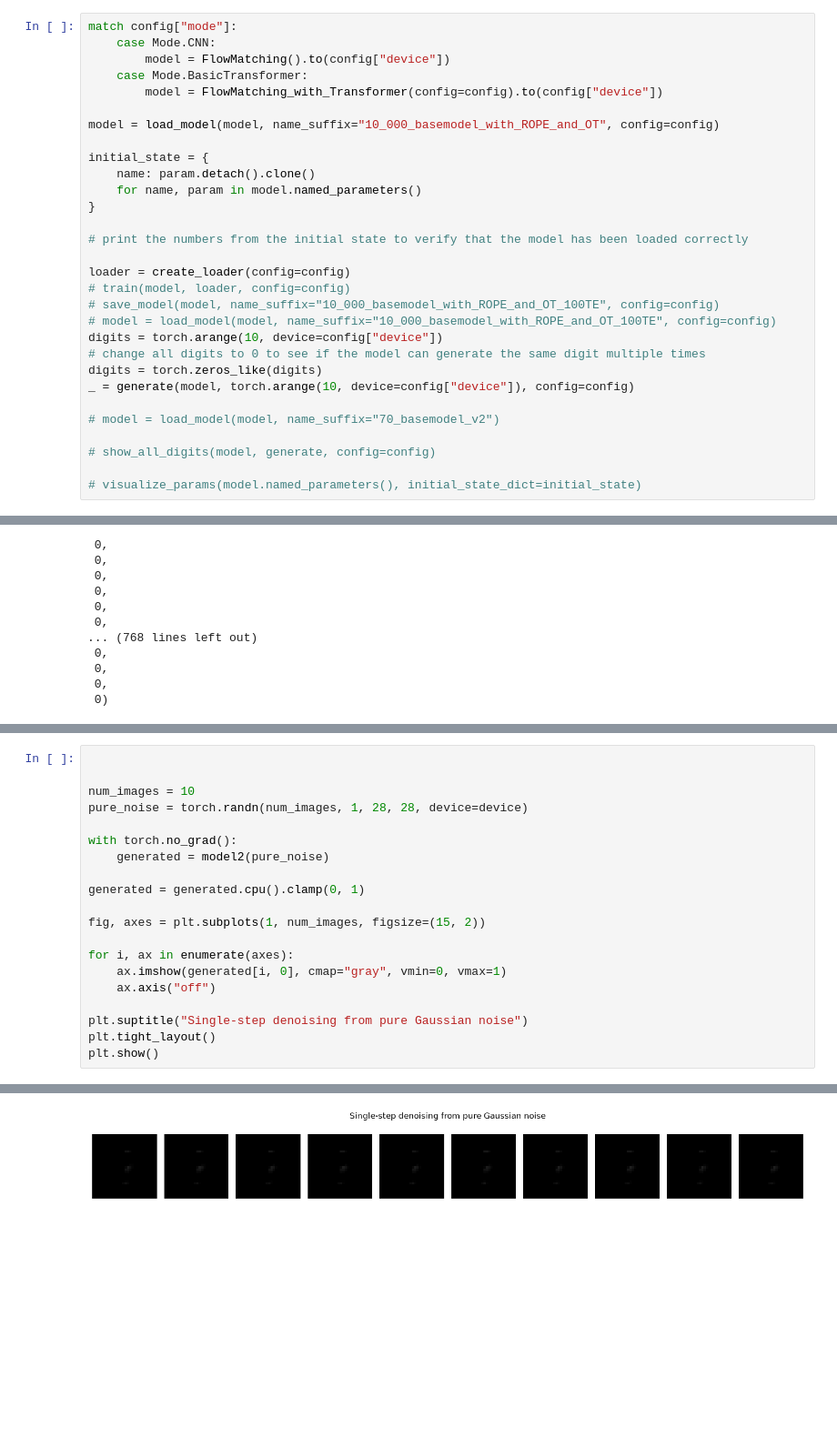
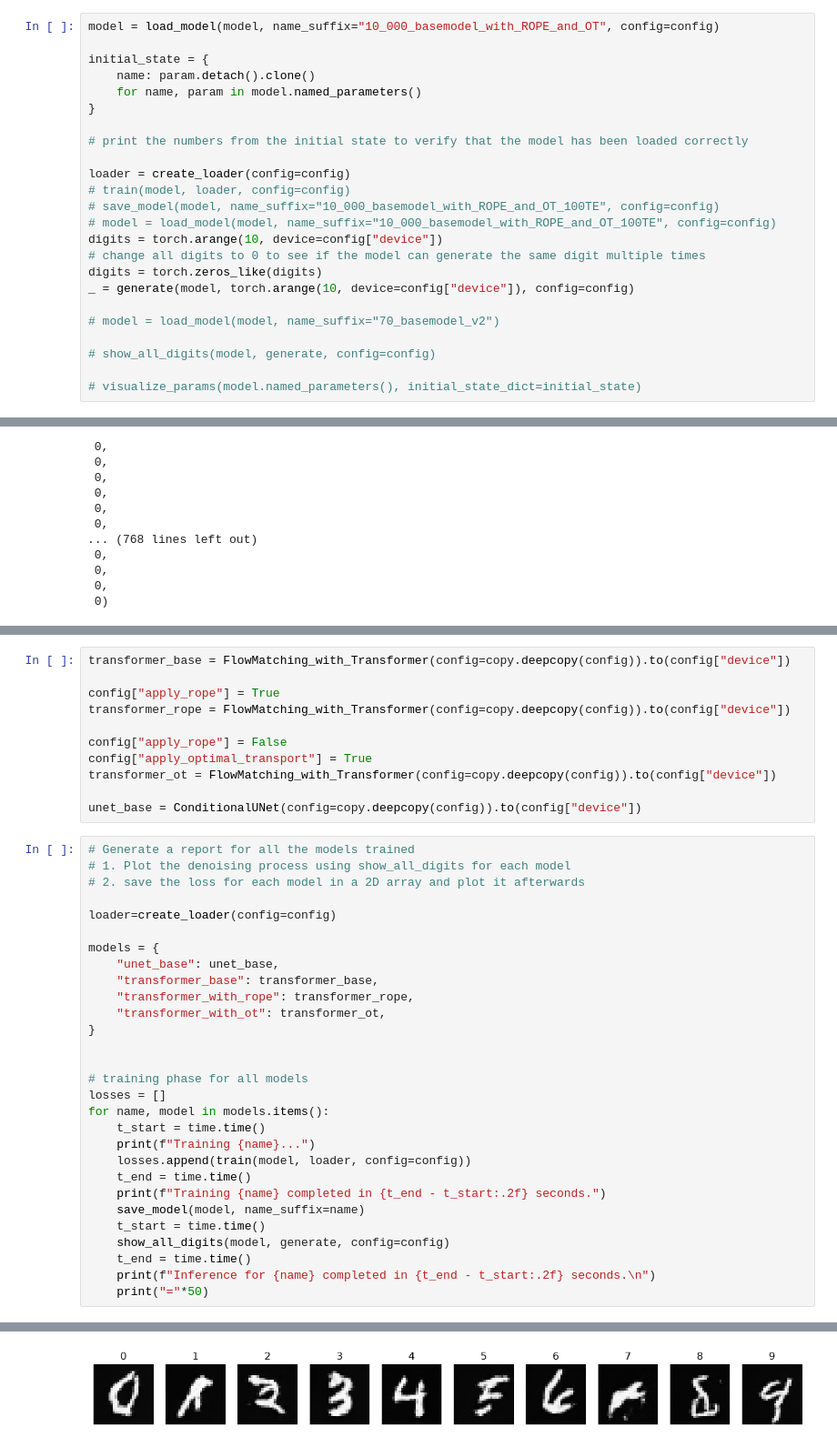
Before and after one commit to leoposc/lerobot-smolvla, a Jupyter notebook: flow-matching-tutorial/testlab.ipynb, the cells around one changed output, grey strips where cells are left out. Shown at 91% size. Saved outputs shown, nothing was run; the diff lists cells and outputs as text; blank space fills up the shorter version.

```diff
--- a/flow-matching-tutorial/testlab.ipynb
+++ b/flow-matching-tutorial/testlab.ipynb
@@ -45,12 +39,6 @@ config = {
     "device": "cuda" if torch.cuda.is_available() else "cpu"
 }
 # %%
-match config["mode"]:
-    case Mode.CNN:
-        model = FlowMatching().to(config["device"])
-    case Mode.BasicTransformer:
-        model = FlowMatching_with_Transformer(config=config).to(config["device"])
-
 model = load_model(model, name_suffix="10_000_basemodel_with_ROPE_and_OT", config=config)
 
 initial_state = {
@@ -583,21 +619,41 @@ Epoch 49: Loss = 0.2568071782588959
+# %%
+transformer_base = FlowMatching_with_Transformer(config=copy.deepcopy(config)).to(config["device"])
+
+config["apply_rope"] = True
+transformer_rope = FlowMatching_with_Transformer(config=copy.deepcopy(config)).to(config["device"])
+
+config["apply_rope"] = False
+config["apply_optimal_transport"] = True
+transformer_ot = FlowMatching_with_Transformer(config=copy.deepcopy(config)).to(config["device"])
+
+unet_base = ConditionalUNet(config=copy.deepcopy(config)).to(config["device"])
 # %%
+# Generate a report for all the models trained
+# 1. Plot the denoising process using show_all_digits for each model
+# 2. save the loss for each model in a 2D array and plot it afterwards
+
+loader=create_loader(config=config)
+
+models = {
+    "unet_base": unet_base,
+    "transformer_base": transformer_base,
+    "transformer_with_rope": transformer_rope,
+    "transformer_with_ot": transformer_ot,
+}
 
 
-num_images = 10
-pure_noise = torch.randn(num_images, 1, 28, 28, device=device)
-
-with torch.no_grad():
-    generated = model2(pure_noise)
-
-generated = generated.cpu().clamp(0, 1)
-
-fig, axes = plt.subplots(1, num_images, figsize=(15, 2))
-
-for i, ax in enumerate(axes):
-    ax.imshow(generated[i, 0], cmap="gray", vmin=0, vmax=1)
-    ax.axis("off")
-
-plt.suptitle("Single-step denoising from pure Gaussian noise")
-plt.tight_layout()
-plt.show()
+# training phase for all models
+losses = []
+for name, model in models.items():
+    t_start = time.time()
+    print(f"Training {name}...")
+    losses.append(train(model, loader, config=config))
+    t_end = time.time()
+    print(f"Training {name} completed in {t_end - t_start:.2f} seconds.")
+    save_model(model, name_suffix=name)
+    t_start = time.time()
+    show_all_digits(model, generate, config=config)
+    t_end = time.time()
+    print(f"Inference for {name} completed in {t_end - t_start:.2f} seconds.\n")
+    print("="*50)
 # %% [output]
@@ -604 +663 @@ plt.show()
-[figure, old version]
+[figure, new version]
```
Also changed, not shown: parts of 8 cells of this notebook.
